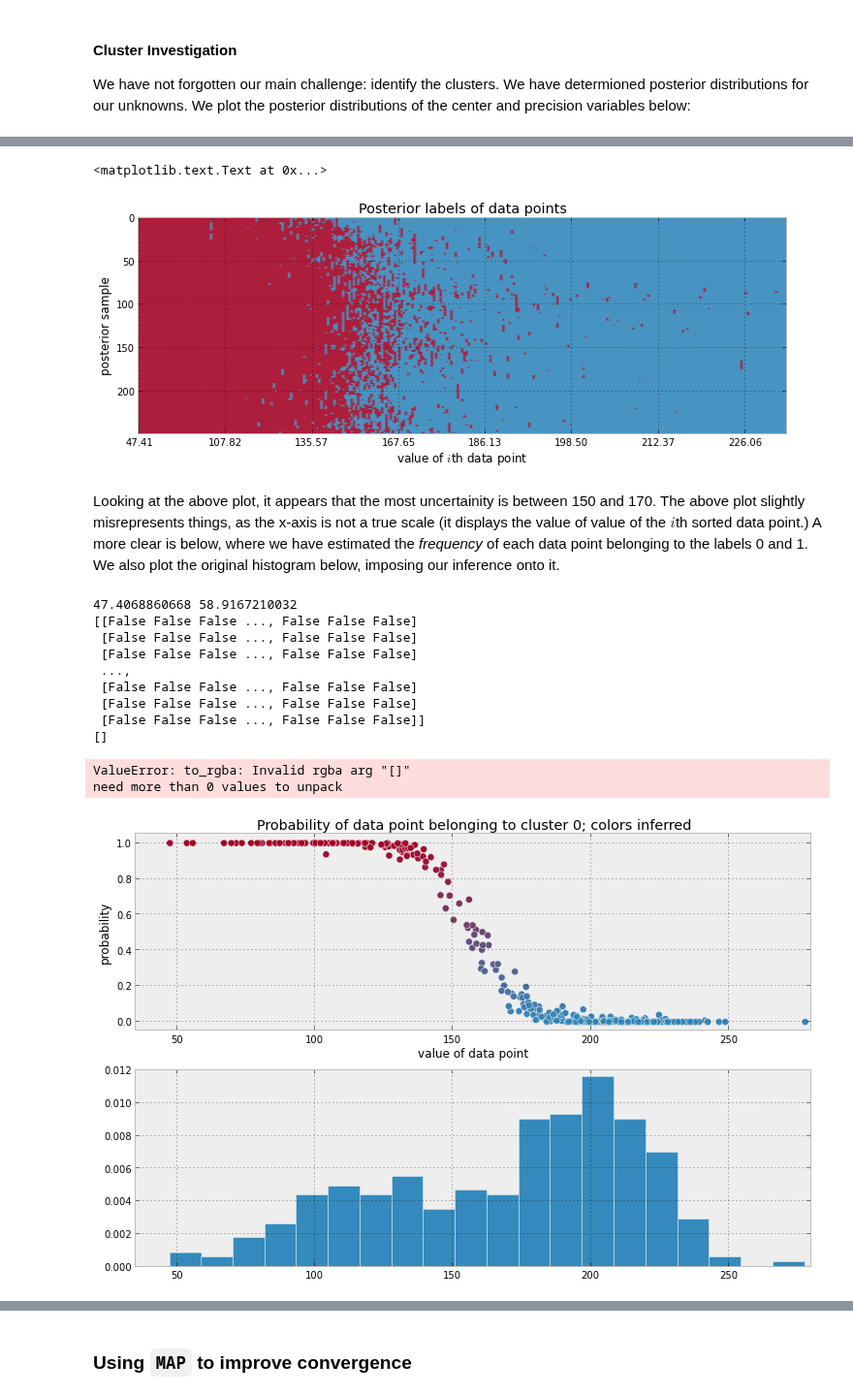
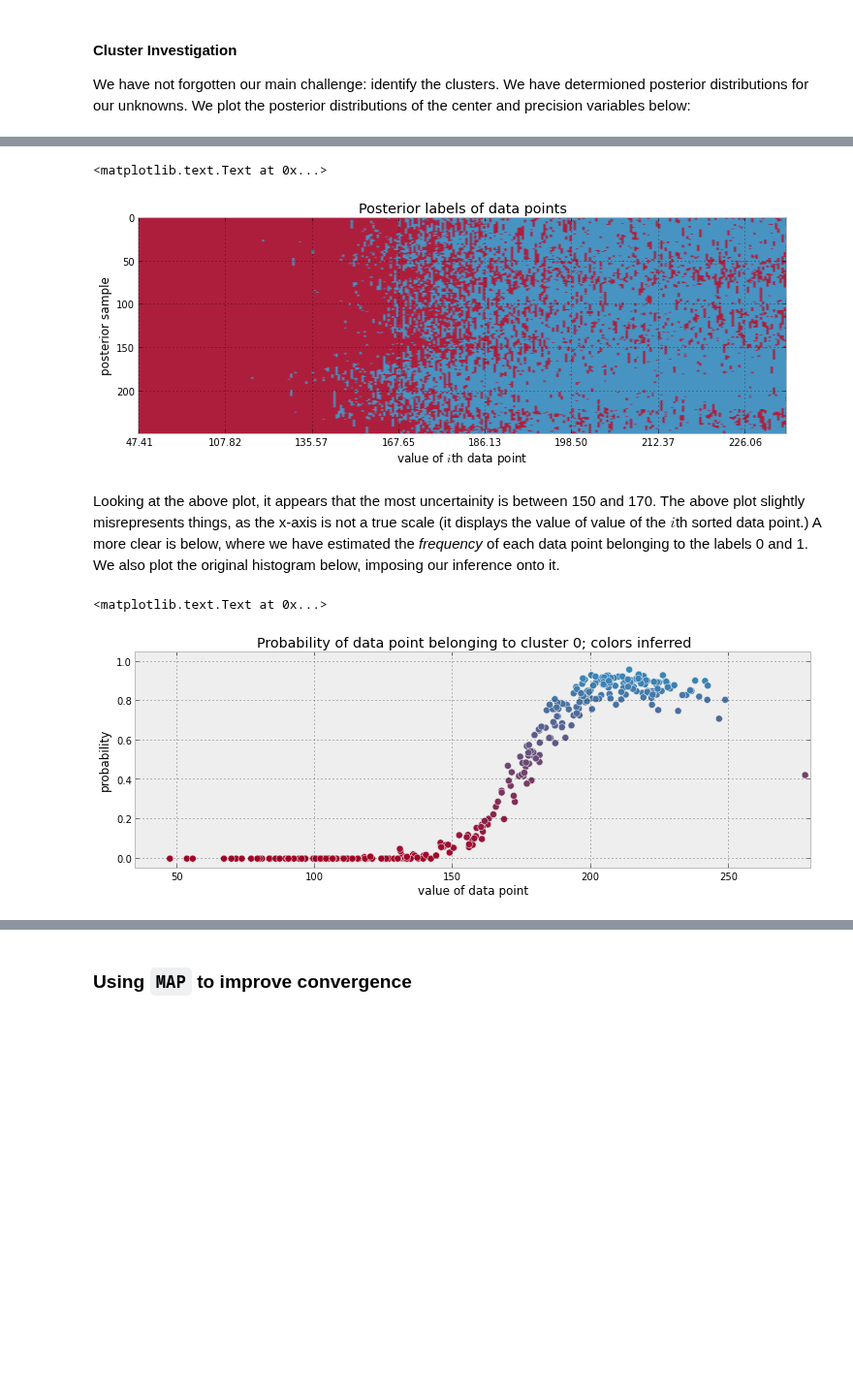
Before and after one commit to CamDavidsonPilon/Probabilistic-Programming-and-Bayesian-Methods-for-Hackers, a Jupyter notebook: Chapter3_MCMC/IntroMCMC.ipynb, the cells around one changed output, grey strips where cells are left out. Shown at 97% size. Drawn from its saved outputs; the diff is of its cells as text; code cells hidden in the pictures; blank space fills up the shorter version.

```diff
--- a/Chapter3_MCMC/IntroMCMC.ipynb
+++ b/Chapter3_MCMC/IntroMCMC.ipynb
@@ -200,7 +200,7 @@ We implement this below.)
 I would guess that the centers, or means, of the two distributions are probably around 150. Thus I'll create Normal disitributions, with mean equal to 150 and large standard deviations, to model the cluster centers.
 # %%
 
-taus = 1.0/mc.Uniform( "taus", 0, 100, size= 2)**2 #notice the size!
+taus = 1.0/mc.Uniform( "stds", 0, 100, size= 2)**2 #notice the size!
 centers = mc.Normal( "centers", [150, 150], [0.001, 0.001], size =2 )
 
 """
@@ -248,16 +248,17 @@ subplot(311)
 lw = 1
 center_trace = mcmc.trace("centers")[:]
 
-#for pretty colors later
-colors = ["#348ABD", "#A60628"] if center_trace[-1,0] > center_trace[-1,1] else [ "#A60628", "#348ABD"]
+#for pretty colors later in the book.
+colors = ["#348ABD", "#A60628"] if center_trace[-1,0] > center_trace[-1,1] \
+                                else [ "#A60628", "#348ABD"]
 
 plot( center_trace[:,0], label = "trace of center 0", c = colors[0],  lw = lw  )
 plot( center_trace[:,1], label = "trace of center 1", c = colors[1], lw = lw )
 plt.title( "Traces of unknown parameters" )
-plt.legend(loc = "center right")
+plt.legend(loc = "upper right")
 
 subplot(312)
-std_trace = 1./np.sqrt( mcmc.trace("taus")[:] )
+std_trace = mcmc.trace("stds")[:]
 plot( std_trace[:,0], label = "trace of standard deviation of cluster 0",
     c = colors[0], lw = lw  )
 plot( std_trace[:,1], label = "trace of standard deviation of cluster 1",
@@ -349,44 +355,21 @@ plt.xlabel("value of $i$th data point")
 plt.title("Posterior labels of data points" )
 # %% [output]
 <matplotlib.text.Text at 0x...>
-[figure, old version]
+[figure, new version]
 # %% [markdown]
 Looking at the above plot, it appears that the most uncertainity is between 150 and 170. The above plot slightly misrepresents things, as the x-axis is not a true scale (it displays the value of value of the $i$th sorted data point.) A more clear is below, where we have estimated the *frequency* of each data point belonging to the labels 0 and 1. We also plot the original histogram below, imposing our inference onto it.
 # %%
-figsize( 12.5, 8)
-subplot( 211)
+figsize( 12.5, 4)
 
 cmap = mpl.colors.LinearSegmentedColormap.from_list("BMH", colors )
 assign_trace = mcmc.trace("assignment")[:]
-scatter( data, 1- assign_trace.mean(axis=0), cmap=cmap,
-        c=-assign_trace.mean(axis=0), s = 50)
+scatter( data,1-assign_trace.mean(axis=0), cmap=cmap,
+        c=assign_trace.mean(axis=0), s = 50)
 plt.ylim( -0.05, 1.05 )
-plt.xlim( 35, 280)
-plt.title( "Probability of data point belonging to cluster 0; colors inferred" )
+plt.xlim( 35, 300)
+plt.title( "Probability of data point belonging to cluster 0" )
 plt.ylabel("probability")
 plt.xlabel("value of data point" )
-"""
-subplot( 212)
-hst = hist( data, bins = 20, normed = True )
-plt.xlim( 35,280)
-v = hst[1]
-for i in range(len(hst[0])-1):
-    print hst[1][i], hst[1][i+1]
-    print assign_trace > hst[1][i]
-    _v =assign_trace[ (assign_trace > hst[1][i]) & (assign_trace < hst[1][i+1])  ]
-    print _v
-    hst[2][i].set_facecolor(cmap(_v))
-"""
 # %% [output]
-47.4068860668 58.9167210032
-[[False False False ..., False False False]
- [False False False ..., False False False]
- [False False False ..., False False False]
- ...,
- [False False False ..., False False False]
- [False False False ..., False False False]
- [False False False ..., False False False]]
-[]
+<matplotlib.text.Text at 0x...>
-ValueError: to_rgba: Invalid rgba arg "[]"
-need more than 0 values to unpack
-[figure, old version]
+[figure, new version]
```
Also changed, not shown: parts of 16 cells of this notebook, 1 other file.
